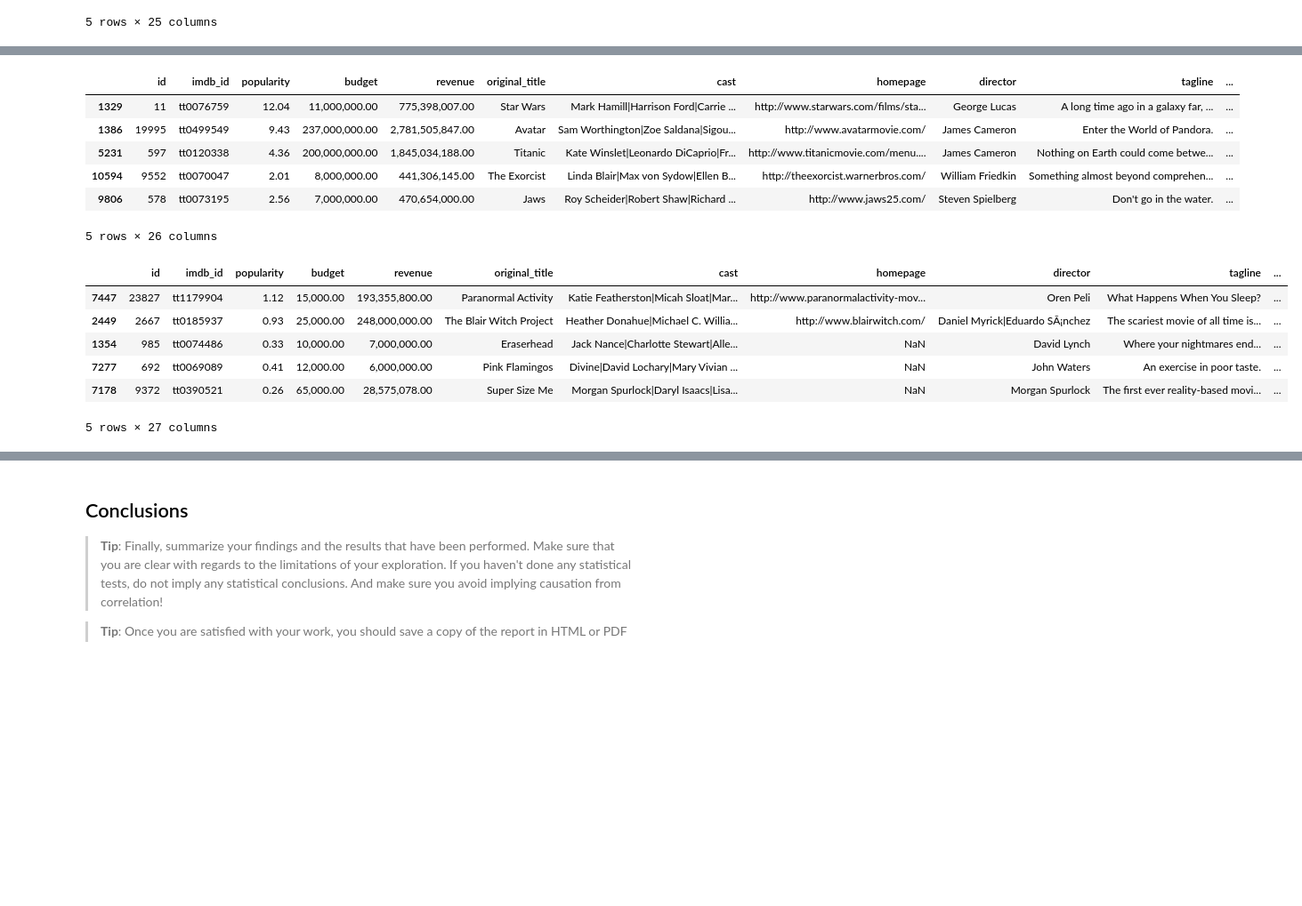
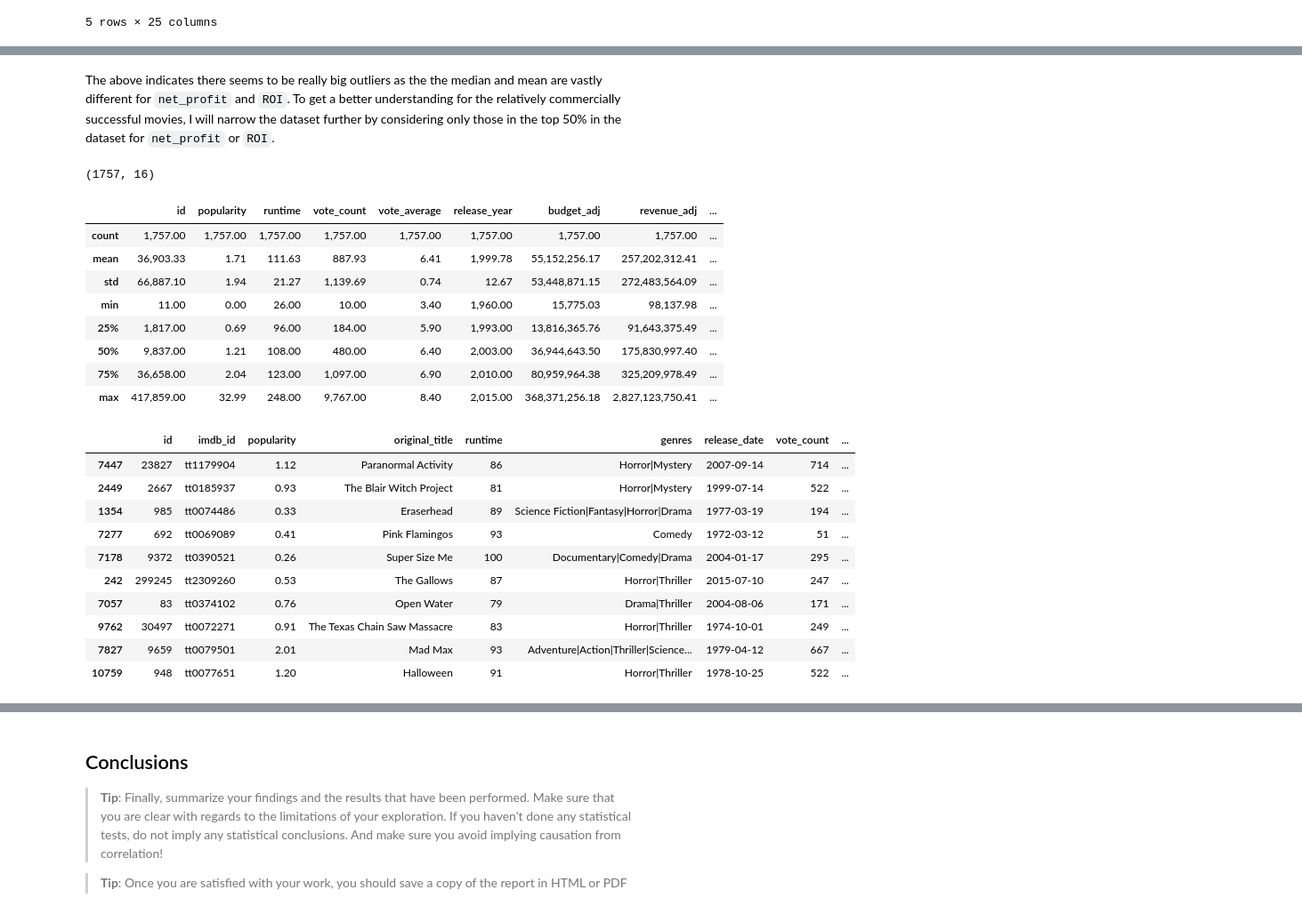
Before and after one commit to daviannadarajah/DAND-Term-1-Project-3, a Jupyter notebook: DAND Term 1 - Project 3 - TMDb movie data .ipynb, the cells around one changed output, grey strips where cells are left out. Shown at 89% size. Saved outputs shown, nothing was run; the diff lists cells and outputs as text; code cells hidden in the pictures; blank space fills up the shorter version.

```diff
--- a/DAND Term 1 - Project 3 - TMDb movie data .ipynb
+++ b/DAND Term 1 - Project 3 - TMDb movie data .ipynb
@@ -516,0 +531,9 @@ df.head()
+# %%
+# Dropping unused columns
+df= df.drop(['budget', 'revenue', 'cast', 'homepage', 'director',
+         'tagline', 'keywords', 'overview', 'production_companies'], axis=1)
+# %%
+# Finally, let's filter out the movies that made a profit.
+df = df.query('net_profit > 0')
+print(df.shape)
+df.describe()
@@ -517,3 +551,20 @@ df.head()
+# %% [markdown]
+The above indicates there seems to be really big outliers as the the median and mean are vastly different for `net_profit` and `ROI`. To get a better understanding for the relatively commercially successful movies, I will narrow the dataset further by considering only those in the top 50% in the dataset for `net_profit` or `ROI`.
+# %%
+df = df.query('net_profit >= net_profit.median() | ROI >= ROI.median()')
+print(df.shape)
+df.describe()
+# %% [output]
+(1757, 16)
+|  | id | popularity | runtime | vote_count | vote_average | release_year | budget_adj | revenue_adj | ... |
+| count | 1,757.00 | 1,757.00 | 1,757.00 | 1,757.00 | 1,757.00 | 1,757.00 | 1,757.00 | 1,757.00 | ... |
+| mean | 36,903.33 | 1.71 | 111.63 | 887.93 | 6.41 | 1,999.78 | 55,152,256.17 | 257,202,312.41 | ... |
+| std | 66,887.10 | 1.94 | 21.27 | 1,139.69 | 0.74 | 12.67 | 53,448,871.15 | 272,483,564.09 | ... |
+| min | 11.00 | 0.00 | 26.00 | 10.00 | 3.40 | 1,960.00 | 15,775.03 | 98,137.98 | ... |
+| 25% | 1,817.00 | 0.69 | 96.00 | 184.00 | 5.90 | 1,993.00 | 13,816,365.76 | 91,643,375.49 | ... |
+| 50% | 9,837.00 | 1.21 | 108.00 | 480.00 | 6.40 | 2,003.00 | 36,944,643.50 | 175,830,997.40 | ... |
+| 75% | 36,658.00 | 2.04 | 123.00 | 1,097.00 | 6.90 | 2,010.00 | 80,959,964.38 | 325,209,978.49 | ... |
+| max | 417,859.00 | 32.99 | 248.00 | 9,767.00 | 8.40 | 2,015.00 | 368,371,256.18 | 2,827,123,750.41 | ... |
 # %%
 # assign rank to highest net profit movies
 df.sort_values('net_profit', inplace=True, ascending=False)
@@ -521,28 +572,23 @@ df['np_rank'] = range(len(df))
 
 # add 1 so that the higher net profit movie starts with rank 1 and not zero due to zero-based indexing with range.
 df['np_rank'] = df['np_rank'] + 1
-df.head()
-# %% [output]
-|  | id | imdb_id | popularity | budget | revenue | original_title | cast | homepage | director | tagline | ... |
-| 1329 | 11 | tt0076759 | 12.04 | 11,000,000.00 | 775,398,007.00 | Star Wars | Mark Hamill|Harrison Ford|Carrie ... | http://www.starwars.com/films/sta... | George Lucas | A long time ago in a galaxy far, ... | ... |
-| 1386 | 19995 | tt0499549 | 9.43 | 237,000,000.00 | 2,781,505,847.00 | Avatar | Sam Worthington|Zoe Saldana|Sigou... | http://www.avatarmovie.com/ | James Cameron | Enter the World of Pandora. | ... |
-| 5231 | 597 | tt0120338 | 4.36 | 200,000,000.00 | 1,845,034,188.00 | Titanic | Kate Winslet|Leonardo DiCaprio|Fr... | http://www.titanicmovie.com/menu.... | James Cameron | Nothing on Earth could come betwe... | ... |
-| 10594 | 9552 | tt0070047 | 2.01 | 8,000,000.00 | 441,306,145.00 | The Exorcist | Linda Blair|Max von Sydow|Ellen B... | http://theexorcist.warnerbros.com/ | William Friedkin | Something almost beyond comprehen... | ... |
-| 9806 | 578 | tt0073195 | 2.56 | 7,000,000.00 | 470,654,000.00 | Jaws | Roy Scheider|Robert Shaw|Richard ... | http://www.jaws25.com/ | Steven Spielberg | Don't go in the water. | ... |
-5 rows × 26 columns
 # %%
 # assign rank to highest net profit movies
 df.sort_values('ROI', inplace=True, ascending=False)
 df['ROI_rank'] = range(len(df))
 
 # add 1 so that the higher ROI movie starts with rank 1 and not zero due to zero-based indexing with range.
 df['ROI_rank'] = df['ROI_rank'] + 1
-df.head()
+df.head(10)
 # %% [output]
-|  | id | imdb_id | popularity | budget | revenue | original_title | cast | homepage | director | tagline | ... |
-| 7447 | 23827 | tt1179904 | 1.12 | 15,000.00 | 193,355,800.00 | Paranormal Activity | Katie Featherston|Micah Sloat|Mar... | http://www.paranormalactivity-mov... | Oren Peli | What Happens When You Sleep? | ... |
-| 2449 | 2667 | tt0185937 | 0.93 | 25,000.00 | 248,000,000.00 | The Blair Witch Project | Heather Donahue|Michael C. Willia... | http://www.blairwitch.com/ | Daniel Myrick|Eduardo SÃ¡nchez | The scariest movie of all time is... | ... |
-| 1354 | 985 | tt0074486 | 0.33 | 10,000.00 | 7,000,000.00 | Eraserhead | Jack Nance|Charlotte Stewart|Alle... | NaN | David Lynch | Where your nightmares end... | ... |
-| 7277 | 692 | tt0069089 | 0.41 | 12,000.00 | 6,000,000.00 | Pink Flamingos | Divine|David Lochary|Mary Vivian ... | NaN | John Waters | An exercise in poor taste. | ... |
-| 7178 | 9372 | tt0390521 | 0.26 | 65,000.00 | 28,575,078.00 | Super Size Me | Morgan Spurlock|Daryl Isaacs|Lisa... | NaN | Morgan Spurlock | The first ever reality-based movi... | ... |
+|  | id | imdb_id | popularity | original_title | runtime | genres | release_date | vote_count | ... |
+| 7447 | 23827 | tt1179904 | 1.12 | Paranormal Activity | 86 | Horror|Mystery | 2007-09-14 | 714 | ... |
+| 2449 | 2667 | tt0185937 | 0.93 | The Blair Witch Project | 81 | Horror|Mystery | 1999-07-14 | 522 | ... |
+| 1354 | 985 | tt0074486 | 0.33 | Eraserhead | 89 | Science Fiction|Fantasy|Horror|Drama | 1977-03-19 | 194 | ... |
+| 7277 | 692 | tt0069089 | 0.41 | Pink Flamingos | 93 | Comedy | 1972-03-12 | 51 | ... |
+| 7178 | 9372 | tt0390521 | 0.26 | Super Size Me | 100 | Documentary|Comedy|Drama | 2004-01-17 | 295 | ... |
+| 242 | 299245 | tt2309260 | 0.53 | The Gallows | 87 | Horror|Thriller | 2015-07-10 | 247 | ... |
+| 7057 | 83 | tt0374102 | 0.76 | Open Water | 79 | Drama|Thriller | 2004-08-06 | 171 | ... |
+| 9762 | 30497 | tt0072271 | 0.91 | The Texas Chain Saw Massacre | 83 | Horror|Thriller | 1974-10-01 | 249 | ... |
+| 7827 | 9659 | tt0079501 | 2.01 | Mad Max | 93 | Adventure|Action|Thriller|Science... | 1979-04-12 | 667 | ... |
+| 10759 | 948 | tt0077651 | 1.20 | Halloween | 91 | Horror|Thriller | 1978-10-25 | 522 | ... |
-5 rows × 27 columns
```
Also changed, not shown: parts of 73 cells of this notebook.
